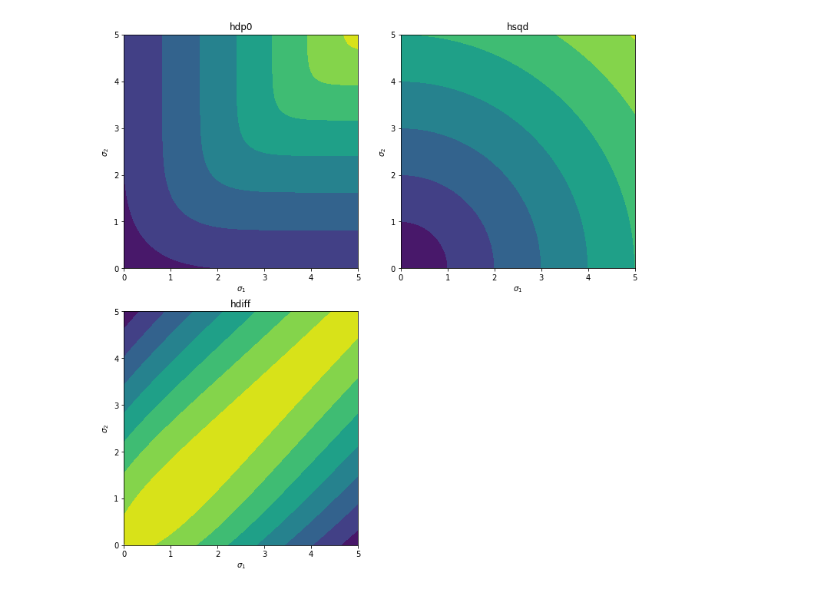
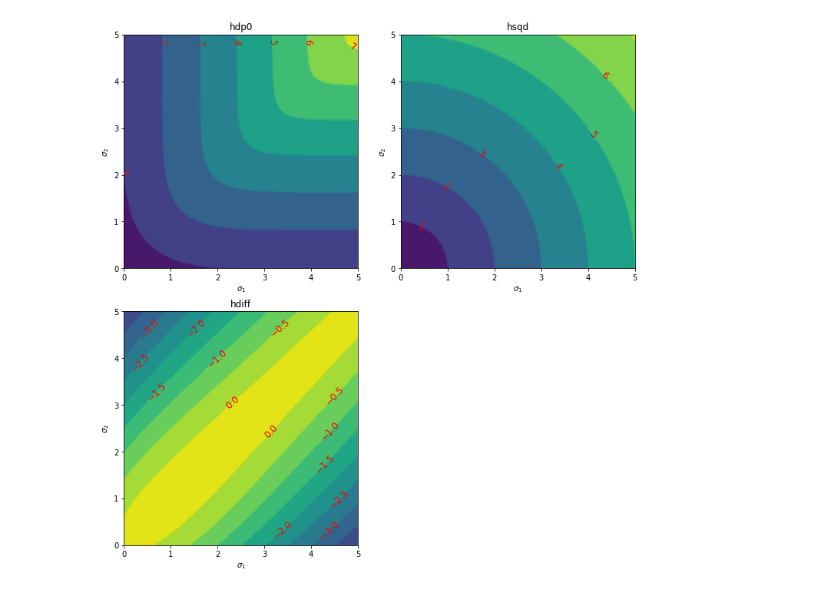
Before and after one commit to kratsg/democratic-pvalues, a Jupyter notebook: democratic_pvalues_scipy.ipynb, the cells around one changed output. Drawn from its saved outputs; the diff is of its cells as text; code cells hidden in the pictures.

```diff
--- a/democratic_pvalues_scipy.ipynb
+++ b/democratic_pvalues_scipy.ipynb
@@ -27,24 +27,31 @@ yy, xx = grid
 
 dp0 = democraticsignif(signifs)
 sqd = suminquad(signifs)
+dif = np.where(sqd > 0, (dp0-sqd), np.nan)
 # %%
 fig = plt.figure(constrained_layout=True, figsize=(10,10))
 axd = fig.subplot_mosaic([["cdp0", "csqd"], ["cdif", "."]]);
 
 axd['cdp0'].sharex(axd['cdif'])
 axd['cdp0'].sharey(axd['csqd'])
 
 for ax in axd.values():
     ax.set_xlabel('$\sigma_1$')
     ax.set_ylabel('$\sigma_2$')
     ax.set_aspect(1.0/ax.get_data_ratio(), adjustable='box')
 axd['cdp0'].set_title('hdp0')
 axd['csqd'].set_title('hsqd')
 axd['cdif'].set_title('hdiff')
 
 
 axd['cdp0'].contourf(xx, yy, dp0);
+cs = axd['cdp0'].contour(xx, yy, dp0);
+axd['cdp0'].clabel(cs, colors='red', inline=True, fontsize='large');
 axd['csqd'].contourf(xx, yy, sqd);
-axd['cdif'].contourf(xx, yy, np.where(sqd > 0, (dp0-sqd), np.nan));
+cs = axd['csqd'].contour(xx, yy, sqd);
+axd['csqd'].clabel(cs, colors='red', inline=True, fontsize='large');
+axd['cdif'].contourf(xx, yy, dif, levels=np.arange(-5.0, 1.0, 0.5));
+cs = axd['cdif'].contour(xx, yy, dif, levels=np.arange(-5.0, 1.0, 0.5));
+axd['cdif'].clabel(cs, colors='red', inline=True, fontsize='large');
 # %% [output]
-[figure, old version]
+[figure, new version]
```
